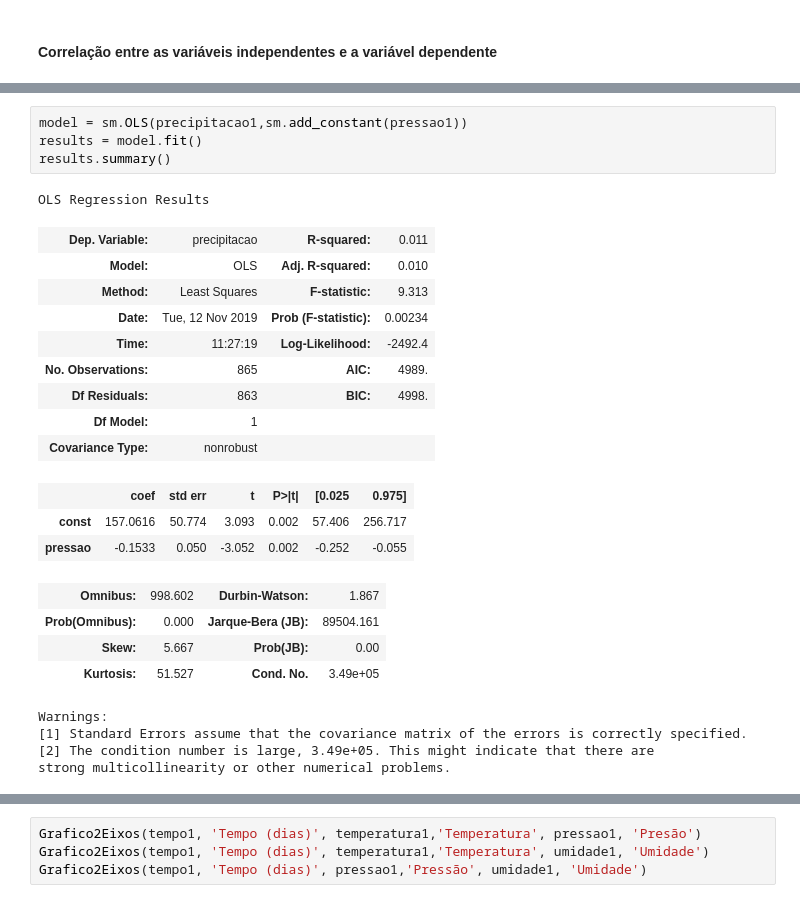
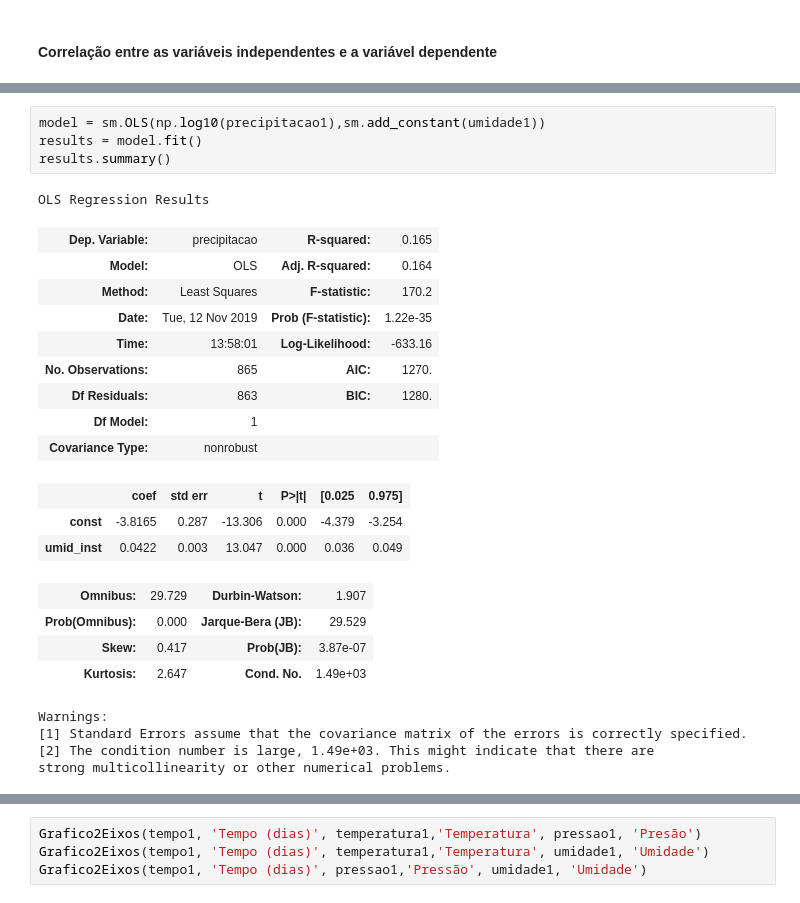
Before and after one commit to Joao-Pedro-Chacon-Ruiz/Modelo_de_precificacao_carros, a Jupyter notebook: Previsao_chuva.ipynb, the cells around one changed output, grey strips where cells are left out. Cells and saved outputs as stored; diff of their text form.

```diff
--- a/Previsao_chuva.ipynb
+++ b/Previsao_chuva.ipynb
@@ -218,28 +210,28 @@ Correlação entre pressão e umidade usando log: 0.29065690125312604
 # %%
-model = sm.OLS(precipitacao1,sm.add_constant(pressao1))
+model = sm.OLS(np.log10(precipitacao1),sm.add_constant(umidade1))
 results = model.fit()
 results.summary()
 # %% [output]
 OLS Regression Results
-| Dep. Variable: | precipitacao | R-squared: | 0.011 |
-| Model: | OLS | Adj. R-squared: | 0.010 |
-| Method: | Least Squares | F-statistic: | 9.313 |
-| Date: | Tue, 12 Nov 2019 | Prob (F-statistic): | 0.00234 |
-| Time: | 11:27:19 | Log-Likelihood: | -2492.4 |
-| No. Observations: | 865 | AIC: | 4989. |
-| Df Residuals: | 863 | BIC: | 4998. |
+| Dep. Variable: | precipitacao | R-squared: | 0.165 |
+| Model: | OLS | Adj. R-squared: | 0.164 |
+| Method: | Least Squares | F-statistic: | 170.2 |
+| Date: | Tue, 12 Nov 2019 | Prob (F-statistic): | 1.22e-35 |
+| Time: | 13:58:01 | Log-Likelihood: | -633.16 |
+| No. Observations: | 865 | AIC: | 1270. |
+| Df Residuals: | 863 | BIC: | 1280. |
 | Df Model: | 1 |  |  |
 | Covariance Type: | nonrobust |  |  |
 |  | coef | std err | t | P>|t| | [0.025 | 0.975] |
-| const | 157.0616 | 50.774 | 3.093 | 0.002 | 57.406 | 256.717 |
-| pressao | -0.1533 | 0.050 | -3.052 | 0.002 | -0.252 | -0.055 |
+| const | -3.8165 | 0.287 | -13.306 | 0.000 | -4.379 | -3.254 |
+| umid_inst | 0.0422 | 0.003 | 13.047 | 0.000 | 0.036 | 0.049 |
-| Omnibus: | 998.602 | Durbin-Watson: | 1.867 |
-| Prob(Omnibus): | 0.000 | Jarque-Bera (JB): | 89504.161 |
-| Skew: | 5.667 | Prob(JB): | 0.00 |
-| Kurtosis: | 51.527 | Cond. No. | 3.49e+05 |
+| Omnibus: | 29.729 | Durbin-Watson: | 1.907 |
+| Prob(Omnibus): | 0.000 | Jarque-Bera (JB): | 29.529 |
+| Skew: | 0.417 | Prob(JB): | 3.87e-07 |
+| Kurtosis: | 2.647 | Cond. No. | 1.49e+03 |
 Warnings:
 [1] Standard Errors assume that the covariance matrix of the errors is correctly specified.
-[2] The condition number is large, 3.49e+05. This might indicate that there are
+[2] The condition number is large, 1.49e+03. This might indicate that there are
 strong multicollinearity or other numerical problems.
 # %%
 model = sm.OLS(precipitacao1,sm.add_constant(umidade1))
```
Also changed, not shown: parts of 7 cells of this notebook.
